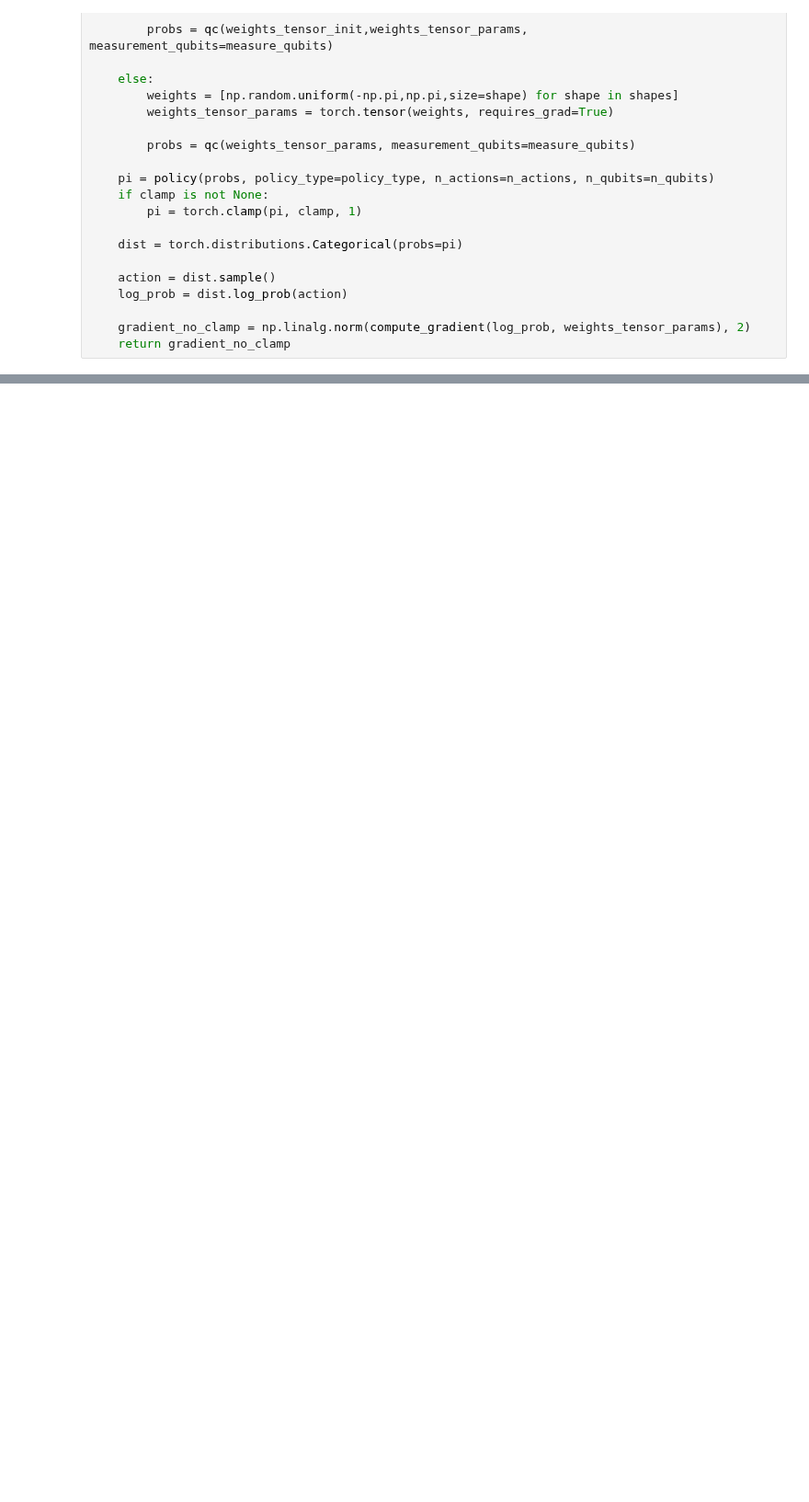
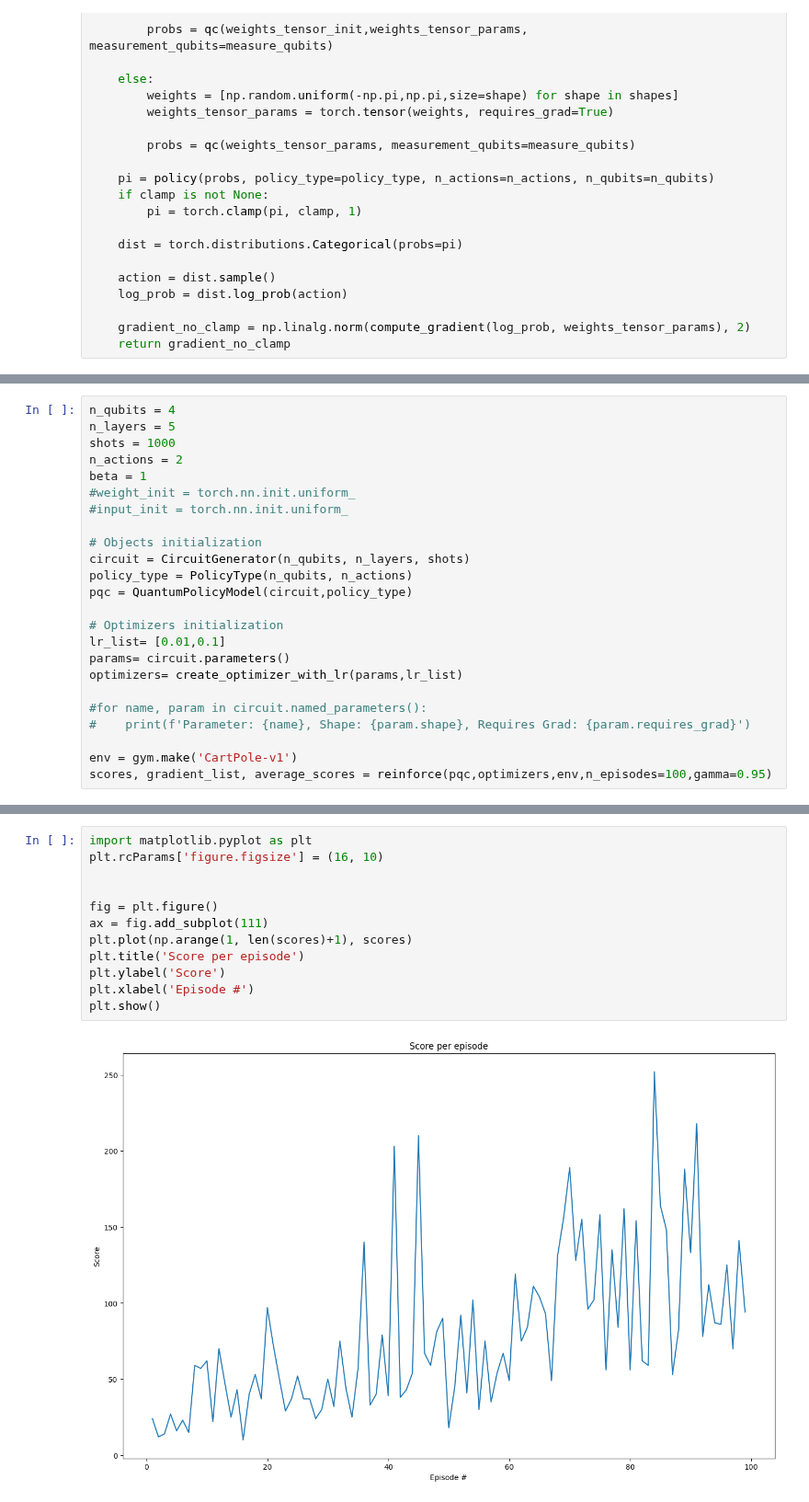
Before and after one commit to bernardombsoares/VQC_PolicyGradients, a Jupyter notebook: Work/pennytorch.ipynb, the cells around one changed output, grey strips where cells are left out. Shown at 92% size. Cells and saved outputs as stored; diff of their text form; blank space fills up the shorter version.

```diff
--- a/Work/pennytorch.ipynb
+++ b/Work/pennytorch.ipynb
@@ -432,0 +566,24 @@ tensor([0.7464, 0.2536])
+# %%
+n_qubits = 4
+n_layers = 5
+shots = 1000
+n_actions = 2
+beta = 1
+#weight_init = torch.nn.init.uniform_
+#input_init = torch.nn.init.uniform_
+
+# Objects initialization
+circuit = CircuitGenerator(n_qubits, n_layers, shots)
+policy_type = PolicyType(n_qubits, n_actions)
+pqc = QuantumPolicyModel(circuit,policy_type)
+
+# Optimizers initialization
+lr_list= [0.01,0.1]
+params= circuit.parameters()
+optimizers= create_optimizer_with_lr(params,lr_list)
+
+#for name, param in circuit.named_parameters():
+#    print(f'Parameter: {name}, Shape: {param.shape}, Requires Grad: {param.requires_grad}')
+
+env = gym.make('CartPole-v1')
+scores, gradient_list, average_scores = reinforce(pqc,optimizers,env,n_episodes=100,gamma=0.95)
@@ -432,0 +608,14 @@ tensor([0.7464, 0.2536])
+# %%
+import matplotlib.pyplot as plt
+plt.rcParams['figure.figsize'] = (16, 10)
+
+
+fig = plt.figure()
+ax = fig.add_subplot(111)
+plt.plot(np.arange(1, len(scores)+1), scores)
+plt.title('Score per episode')
+plt.ylabel('Score')
+plt.xlabel('Episode #')
+plt.show()
+# %% [output]
+[figure, added]
```
Also changed, not shown: parts of 10 cells of this notebook.
